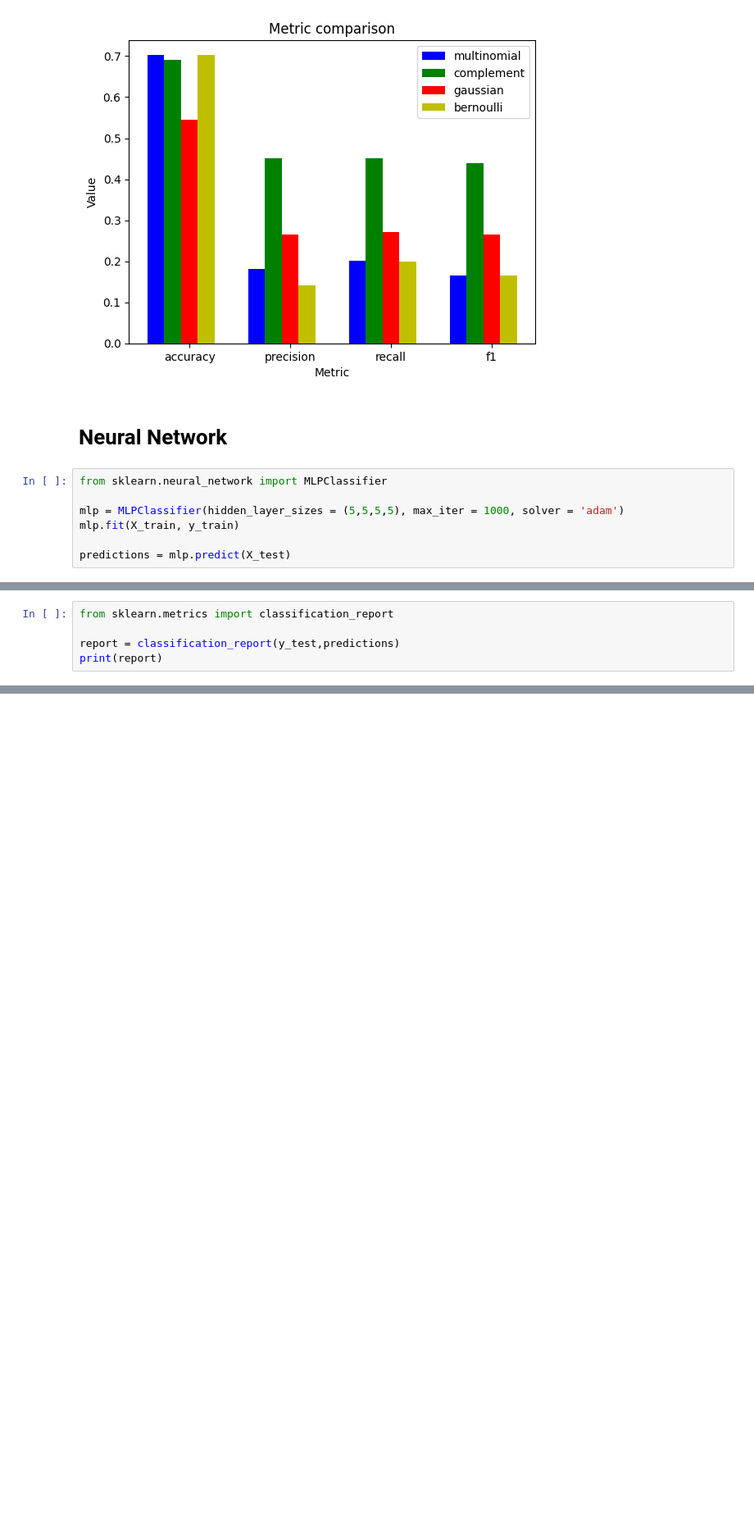
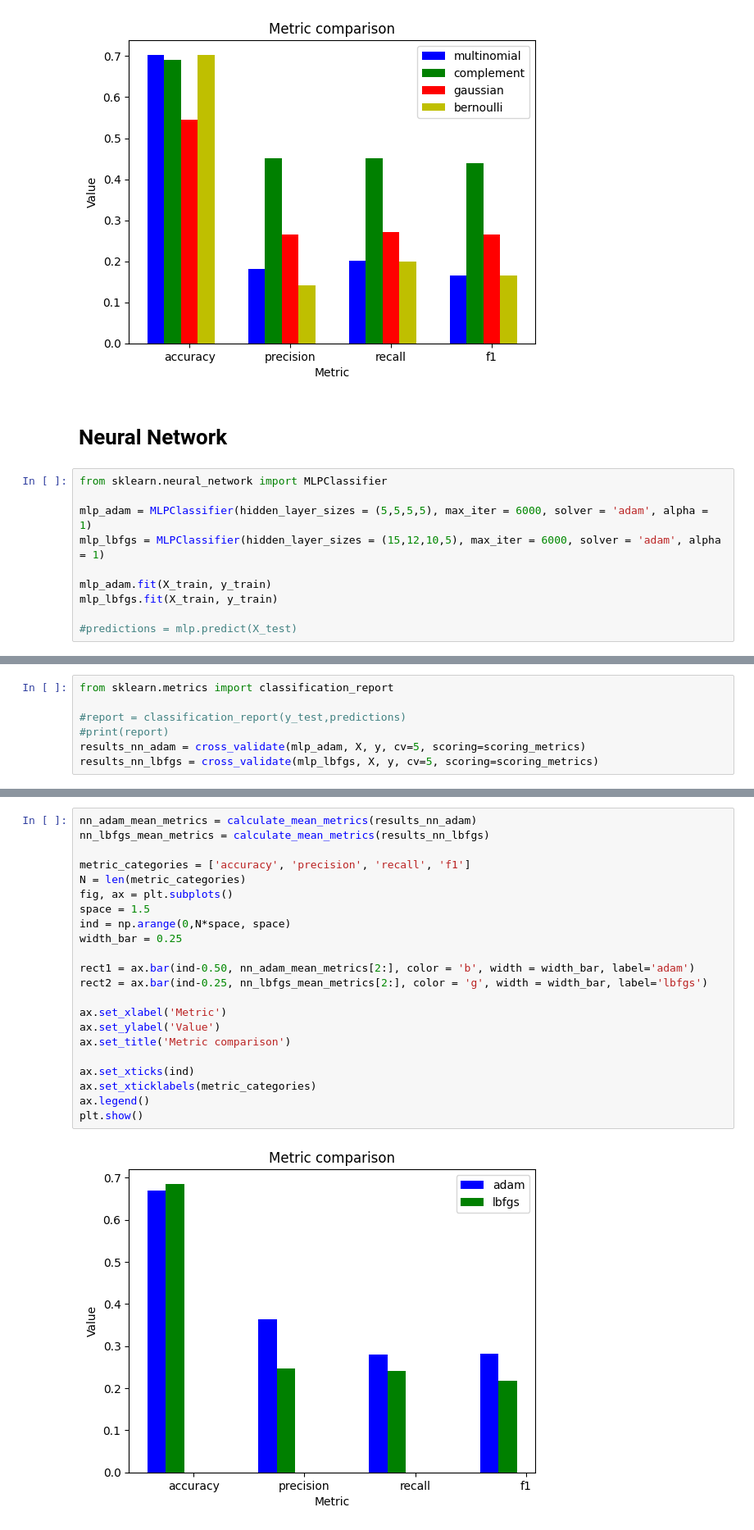
Before and after one commit to juanlo017/AISentimentAnalysis, a Jupyter notebook: SentimentAnalysis.ipynb, the cells around one changed output, grey strips where cells are left out. Shown at 82% size. Saved outputs shown, nothing was run; the diff lists cells and outputs as text; blank space fills up the shorter version.

```diff
--- a/SentimentAnalysis.ipynb
+++ b/SentimentAnalysis.ipynb
@@ -532,7 +532,10 @@ plt.show()
 # %%
 from sklearn.neural_network import MLPClassifier
 
-mlp = MLPClassifier(hidden_layer_sizes = (5,5,5,5), max_iter = 1000, solver = 'adam')
-mlp.fit(X_train, y_train)
+mlp_adam = MLPClassifier(hidden_layer_sizes = (5,5,5,5), max_iter = 6000, solver = 'adam', alpha = 1)
+mlp_lbfgs = MLPClassifier(hidden_layer_sizes = (15,12,10,5), max_iter = 6000, solver = 'adam', alpha = 1)
 
-predictions = mlp.predict(X_test)
+mlp_adam.fit(X_train, y_train)
+mlp_lbfgs.fit(X_train, y_train)
+
+#predictions = mlp.predict(X_test)
@@ -539,5 +544,7 @@ predictions = mlp.predict(X_test)
 # %%
 from sklearn.metrics import classification_report
 
-report = classification_report(y_test,predictions)
-print(report)
+#report = classification_report(y_test,predictions)
+#print(report)
+results_nn_adam = cross_validate(mlp_adam, X, y, cv=5, scoring=scoring_metrics)
+results_nn_lbfgs = cross_validate(mlp_lbfgs, X, y, cv=5, scoring=scoring_metrics)
@@ -555,0 +551,24 @@ weighted avg       0.71      0.43      0.49      1000
+# %%
+nn_adam_mean_metrics = calculate_mean_metrics(results_nn_adam)
+nn_lbfgs_mean_metrics = calculate_mean_metrics(results_nn_lbfgs)
+
+metric_categories = ['accuracy', 'precision', 'recall', 'f1']
+N = len(metric_categories)
+fig, ax = plt.subplots()
+space = 1.5
+ind = np.arange(0,N*space, space)
+width_bar = 0.25
+
+rect1 = ax.bar(ind-0.50, nn_adam_mean_metrics[2:], color = 'b', width = width_bar, label='adam')
+rect2 = ax.bar(ind-0.25, nn_lbfgs_mean_metrics[2:], color = 'g', width = width_bar, label='lbfgs')
+
+ax.set_xlabel('Metric')
+ax.set_ylabel('Value')
+ax.set_title('Metric comparison')
+
+ax.set_xticks(ind)
+ax.set_xticklabels(metric_categories)
+ax.legend()
+plt.show()
+# %% [output]
+[figure, added]
```
Also changed, not shown: parts of 10 cells of this notebook.
